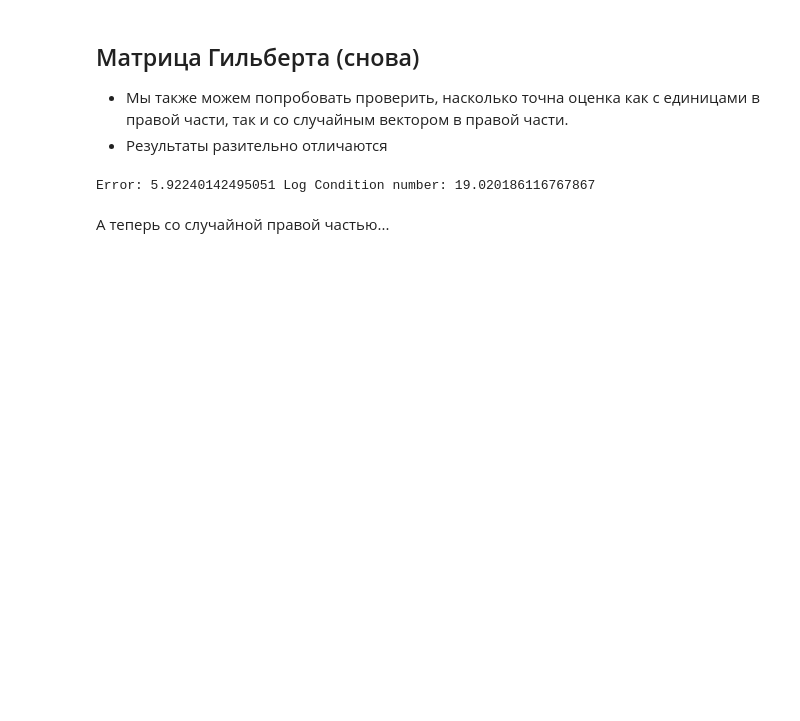
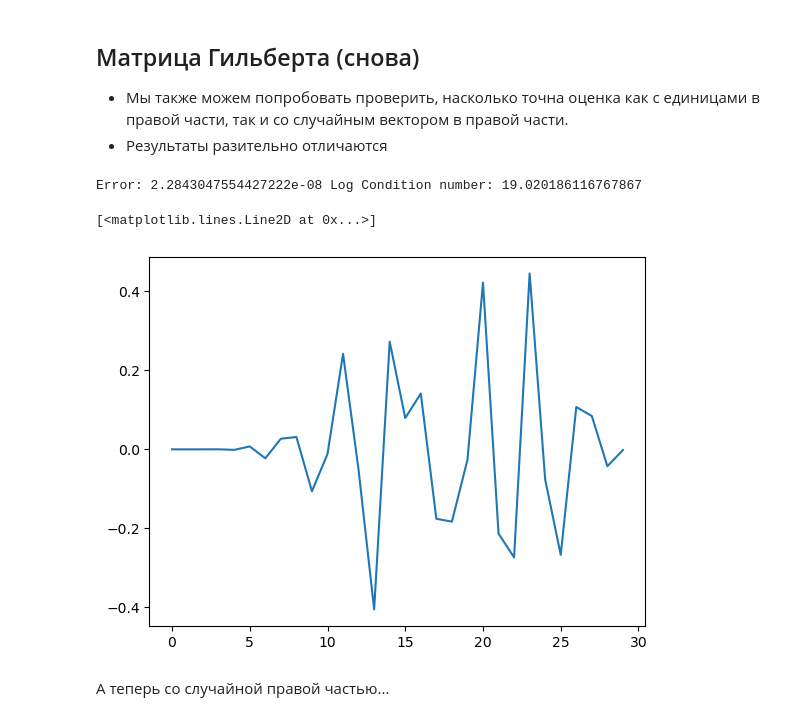
Before and after one commit to MerkulovDaniil/nla360, a Jupyter notebook: lectures/lecture-4/lecture-4.ipynb, the cells around one changed output. Cells and saved outputs as stored; diff of their text form; code cells hidden in the pictures; blank space fills up the shorter version.

```diff
--- a/lectures/lecture-4/lecture-4.ipynb
+++ b/lectures/lecture-4/lecture-4.ipynb
@@ -296,7 +296,7 @@ $$
 # %%
 import numpy as np
 
-eps = 1.8e-8
+eps = 9.9e-15
 a = [[eps, 1],[1.0,  1]]
 a = np.array(a)
 a0 = a.copy()
@@ -513,28 +513,31 @@ $$ \mathrm{cond}_2 (A) = \|A\|_2 \|A^{-1}\|_2 = \frac{\sigma_{\max}}{\sigma_{\mi
 # %%
 import matplotlib.pyplot as plt
 import numpy as np
 
 n = 30
 a = [[1.0/(i + j + 0.5) for i in range(n)] for j in range(n)]
 a = np.array(a)
 #rhs = np.random.normal(size=n)
 rhs = np.ones(n) #Right-hand side
-rhs = np.random.randn(n)
+#rhs = np.random.randn(n)
 #rhs = np.arange(n)
 #rhs = (-1)**rhs
 f = np.linalg.solve(a, rhs)
 
 #And check if everything is fine
 er = np.linalg.norm(a.dot(f) - rhs) / np.linalg.norm(rhs)
 cn = np.linalg.cond(a, 2)
 print('Error:', er, 'Log Condition number:', np.log10(cn))
 
-#u1, s1, v1 = np.linalg.svd(a)
-#cf = u1.T@rhs
-#plt.plot(u1[:, 12])
+u1, s1, v1 = np.linalg.svd(a)
+cf = u1.T@rhs
+plt.plot(u1[:, 20])
+#cf
 #cf/s1
 # %% [output]
-Error: 5.92240142495051 Log Condition number: 19.020186116767867
+Error: 2.2843047554427222e-08 Log Condition number: 19.020186116767867
+[<matplotlib.lines.Line2D at 0x...>]
+[figure, added]
 # %% [markdown]
 А теперь со случайной правой частью...
 # %%
```
Also changed, not shown: parts of 2 cells of this notebook, 3 other files.
